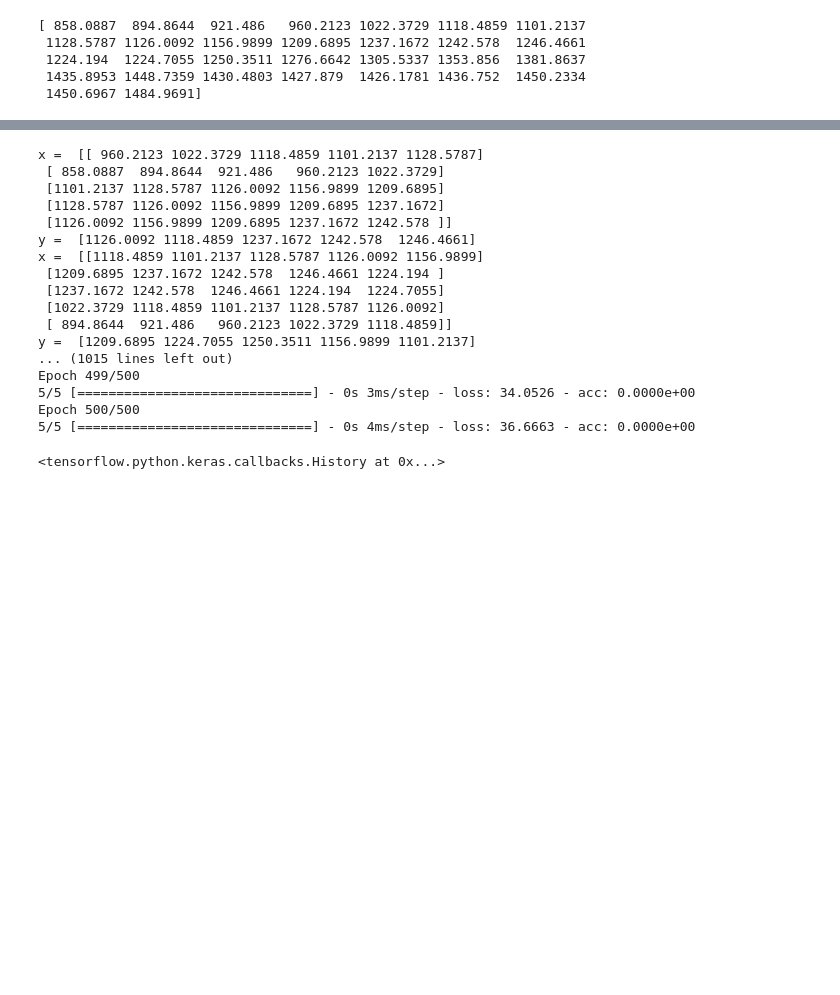
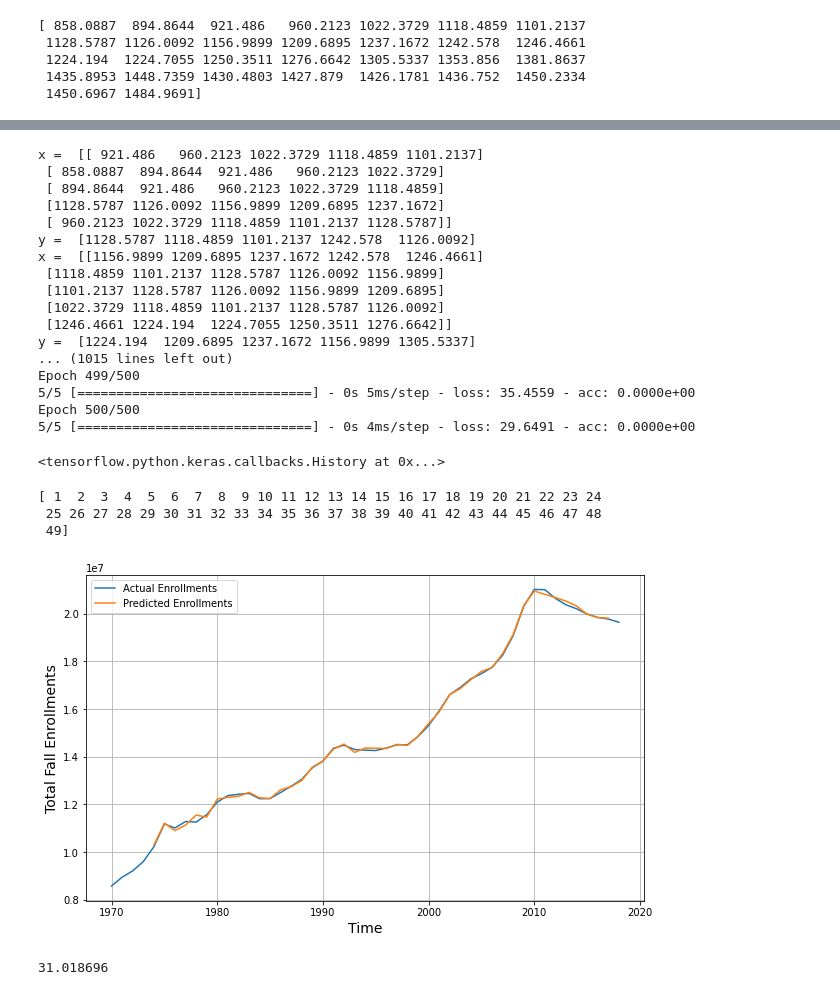
Before and after one commit to Vineet2107/HSO201_CourseProject, a Jupyter notebook: HSO_Arush.ipynb, the cells around one changed output, grey strips where cells are left out. Drawn from its saved outputs; the diff is of its cells as text; code cells hidden in the pictures; blank space fills up the shorter version.

```diff
--- a/HSO_Arush.ipynb
+++ b/HSO_Arush.ipynb
@@ -762,8 +774,8 @@ print(dataset)
 # print(x_train)
 
 model = tf.keras.models.Sequential([
-                                    tf.keras.layers.Dense(10, input_shape = [window_size], activation = 'relu'),
-                                    # tf.keras.layers.Dense(10, activation = 'relu'),
+                                    tf.keras.layers.Dense(10, input_shape = [window_size],),
+                                    tf.keras.layers.Dense(10,),
                                     tf.keras.layers.Dense(1)
 ])
 
@@ -775,25 +787,51 @@ model.fit(dataset, epochs = 500, verbose = 1)
 # model.compile(loss = tf.keras.losses.Huber(), metrics=['mae'], optimizer = tf.keras.optimizers.Adam(lr = 1e-4))
 # history = model.fit(dataset, epochs = 500, verbose = 1, callbacks = [lr_schedule])
 # %% [output]
-x =  [[ 960.2123 1022.3729 1118.4859 1101.2137 1128.5787]
+x =  [[ 921.486   960.2123 1022.3729 1118.4859 1101.2137]
  [ 858.0887  894.8644  921.486   960.2123 1022.3729]
+ [ 894.8644  921.486   960.2123 1022.3729 1118.4859]
+ [1128.5787 1126.0092 1156.9899 1209.6895 1237.1672]
+ [ 960.2123 1022.3729 1118.4859 1101.2137 1128.5787]]
+y =  [1128.5787 1118.4859 1101.2137 1242.578  1126.0092]
+x =  [[1156.9899 1209.6895 1237.1672 1242.578  1246.4661]
+ [1118.4859 1101.2137 1128.5787 1126.0092 1156.9899]
  [1101.2137 1128.5787 1126.0092 1156.9899 1209.6895]
- [1128.5787 1126.0092 1156.9899 1209.6895 1237.1672]
- [1126.0092 1156.9899 1209.6895 1237.1672 1242.578 ]]
-y =  [1126.0092 1118.4859 1237.1672 1242.578  1246.4661]
-x =  [[1118.4859 1101.2137 1128.5787 1126.0092 1156.9899]
- [1209.6895 1237.1672 1242.578  1246.4661 1224.194 ]
- [1237.1672 1242.578  1246.4661 1224.194  1224.7055]
  [1022.3729 1118.4859 1101.2137 1128.5787 1126.0092]
- [ 894.8644  921.486   960.2123 1022.3729 1118.4859]]
-y =  [1209.6895 1224.7055 1250.3511 1156.9899 1101.2137]
+ [1246.4661 1224.194  1224.7055 1250.3511 1276.6642]]
+y =  [1224.194  1209.6895 1237.1672 1156.9899 1305.5337]
 ... (1015 lines left out)
 Epoch 499/500
-5/5 [==============================] - 0s 3ms/step - loss: 34.0526 - acc: 0.0000e+00
+5/5 [==============================] - 0s 5ms/step - loss: 35.4559 - acc: 0.0000e+00
 Epoch 500/500
-5/5 [==============================] - 0s 4ms/step - loss: 36.6663 - acc: 0.0000e+00
+5/5 [==============================] - 0s 4ms/step - loss: 29.6491 - acc: 0.0000e+00
 <tensorflow.python.keras.callbacks.History at 0x...>
 # %%
 # lrs = 1e-8 * (10 ** (np.arange(500)/20))
 # plt.semilogx(lrs, history.history['loss'])
 # plt.axis([1e-8, 1e-3, 0, 300])
+# %%
+forecast = []
+
+for tim in range(len(time) - window_size):
+  forecast.append(model.predict(series[tim:tim + window_size][np.newaxis]))
+
+# forecast = forecast[split_time - window_size:]
+results = np.array(forecast)[:, 0, 0]/10000
+
+plt.figure(figsize = (10,6))
+
+plot_series(range(1970, 2019, 1), series)
+plot_series(range(1974, 2018), results*10000)
+plt.xticks = [range(1970, 2018, 2)]
+plt.ylabel('Total Fall Enrollments')
+plt.legend(['Actual Enrollments', 'Predicted Enrollments'])
+print(time)
+# %% [output]
+[ 1  2  3  4  5  6  7  8  9 10 11 12 13 14 15 16 17 18 19 20 21 22 23 24
+ 25 26 27 28 29 30 31 32 33 34 35 36 37 38 39 40 41 42 43 44 45 46 47 48
+ 49]
+[figure, added]
+# %%
+tf.keras.metrics.mean_absolute_error(series[5:]/10000, results).numpy()
+# %% [output]
+31.018696
```
Also changed, not shown: parts of 8 cells of this notebook.
